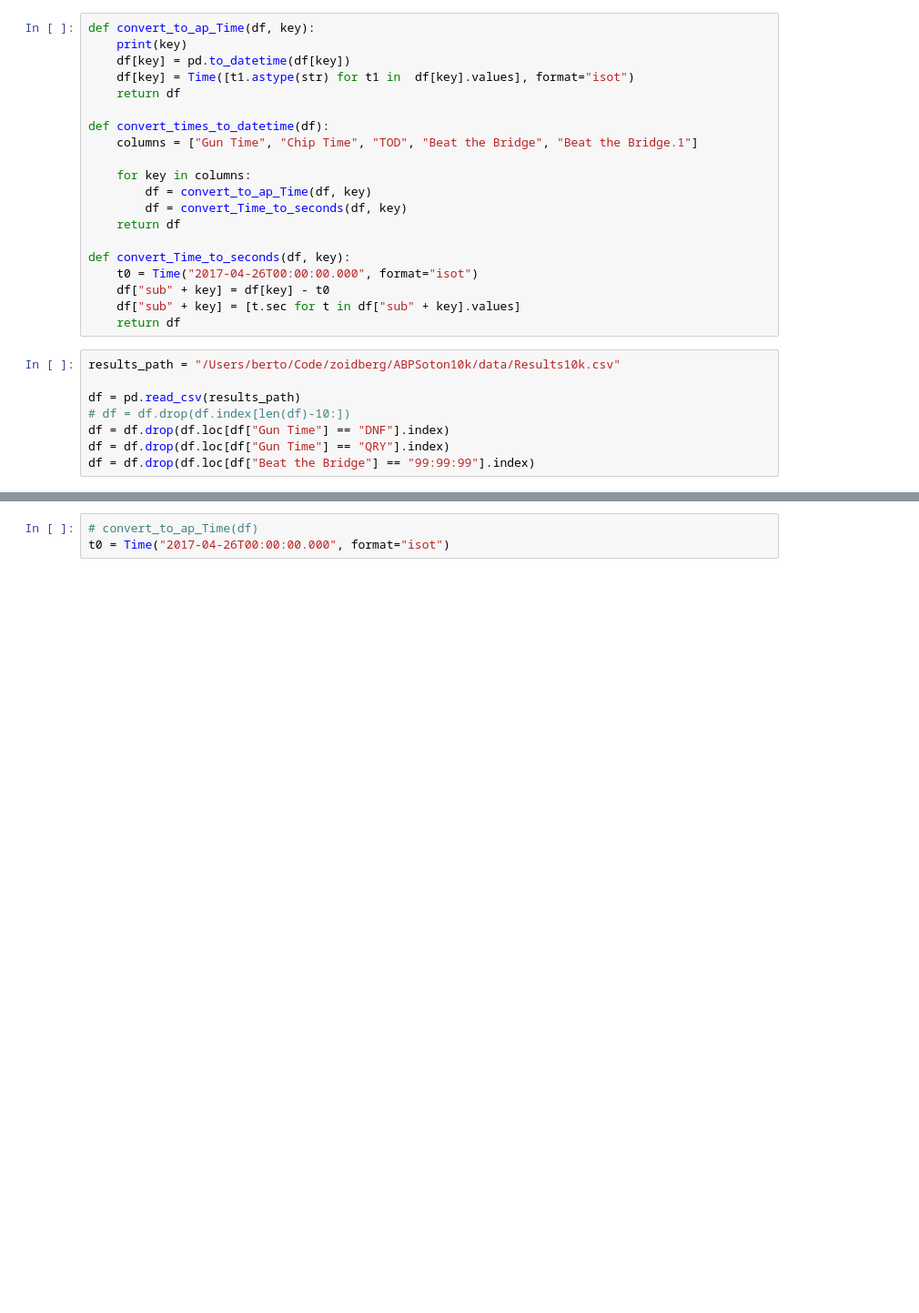
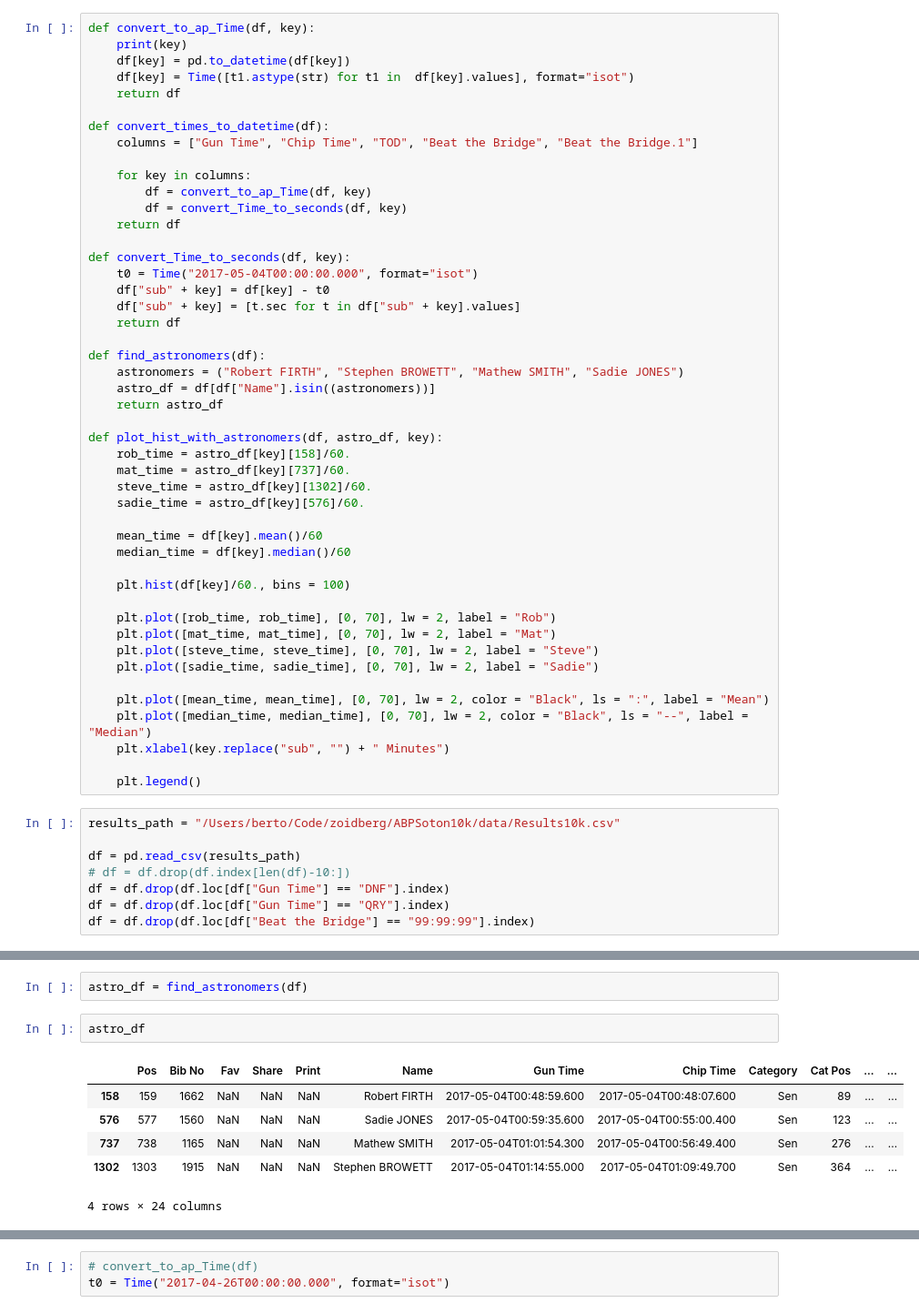
Before and after one commit to RobFirth/zoidberg, a Jupyter notebook: ABPSoton10k/Data_Analysis.ipynb, the cells around one changed output, grey strips where cells are left out. Shown: that part at 91% size. Saved outputs shown, nothing was run; the diff lists cells and outputs as text; blank space fills up the shorter version.

```diff
--- a/ABPSoton10k/Data_Analysis.ipynb
+++ b/ABPSoton10k/Data_Analysis.ipynb
@@ -21,10 +21,37 @@ def convert_times_to_datetime(df):
     return df
 
 def convert_Time_to_seconds(df, key):
-    t0 = Time("2017-04-26T00:00:00.000", format="isot")
+    t0 = Time("2017-05-04T00:00:00.000", format="isot")
     df["sub" + key] = df[key] - t0
     df["sub" + key] = [t.sec for t in df["sub" + key].values]
     return df
+
+def find_astronomers(df):
+    astronomers = ("Robert FIRTH", "Stephen BROWETT", "Mathew SMITH", "Sadie JONES")
+    astro_df = df[df["Name"].isin((astronomers))]
+    return astro_df
+
+def plot_hist_with_astronomers(df, astro_df, key):
+    rob_time = astro_df[key][158]/60.
+    mat_time = astro_df[key][737]/60.
+    steve_time = astro_df[key][1302]/60.
+    sadie_time = astro_df[key][576]/60.
+
+    mean_time = df[key].mean()/60
+    median_time = df[key].median()/60
+
+    plt.hist(df[key]/60., bins = 100)
+
+    plt.plot([rob_time, rob_time], [0, 70], lw = 2, label = "Rob")
+    plt.plot([mat_time, mat_time], [0, 70], lw = 2, label = "Mat")
+    plt.plot([steve_time, steve_time], [0, 70], lw = 2, label = "Steve")
+    plt.plot([sadie_time, sadie_time], [0, 70], lw = 2, label = "Sadie")
+
+    plt.plot([mean_time, mean_time], [0, 70], lw = 2, color = "Black", ls = ":", label = "Mean")
+    plt.plot([median_time, median_time], [0, 70], lw = 2, color = "Black", ls = "--", label = "Median")
+    plt.xlabel(key.replace("sub", "") + " Minutes")
+
+    plt.legend()
 # %%
 results_path = "/Users/berto/Code/zoidberg/ABPSoton10k/data/Results10k.csv"
 
@@ -43,0 +78,11 @@ plt.scatter(df["subGun Time"], df["subChip Time"])
+# %%
+astro_df = find_astronomers(df)
+# %%
+astro_df
+# %% [output]
+|  | Pos | Bib No | Fav | Share | Print | Name | Gun Time | Chip Time | Category | Cat Pos | ... | ... |
+| 158 | 159 | 1662 | NaN | NaN | NaN | Robert FIRTH | 2017-05-04T00:48:59.600 | 2017-05-04T00:48:07.600 | Sen | 89 | ... | ... |
+| 576 | 577 | 1560 | NaN | NaN | NaN | Sadie JONES | 2017-05-04T00:59:35.600 | 2017-05-04T00:55:00.400 | Sen | 123 | ... | ... |
+| 737 | 738 | 1165 | NaN | NaN | NaN | Mathew SMITH | 2017-05-04T01:01:54.300 | 2017-05-04T00:56:49.400 | Sen | 276 | ... | ... |
+| 1302 | 1303 | 1915 | NaN | NaN | NaN | Stephen BROWETT | 2017-05-04T01:14:55.000 | 2017-05-04T01:09:49.700 | Sen | 364 | ... | ... |
+4 rows × 24 columns
```
Also changed, not shown: parts of 29 cells of this notebook.
